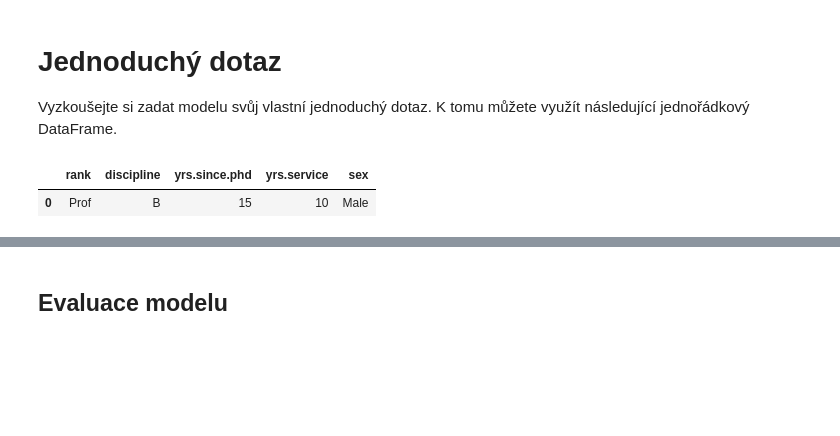
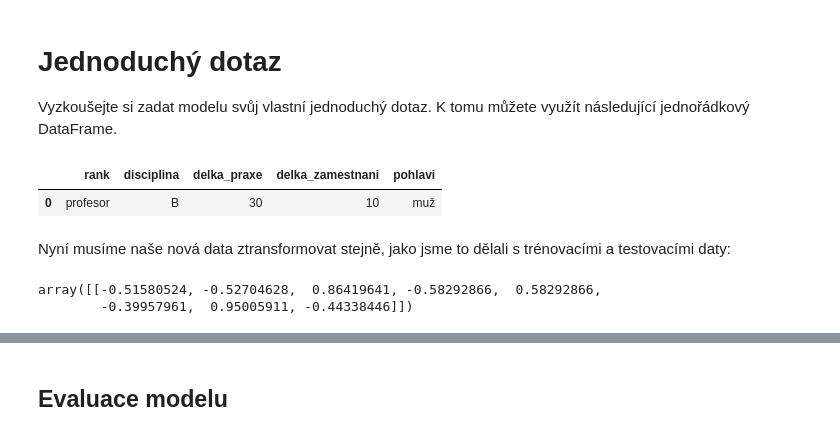
Before and after one commit to PyDataCZ/pyladies-kurz, a Jupyter notebook: lessons/pydata/scikitlearn_api/index.ipynb, the cells around one changed output, grey strips where cells are left out. Drawn from its saved outputs; the diff is of its cells as text; code cells hidden in the pictures; blank space fills up the shorter version.

```diff
--- a/lessons/pydata/scikitlearn_api/index.ipynb
+++ b/lessons/pydata/scikitlearn_api/index.ipynb
@@ -402,18 +495,24 @@ skutečný plat    predicke platu
 Vyzkoušejte si zadat modelu svůj vlastní jednoduchý dotaz. K tomu můžete využít následující jednořádkový DataFrame.
 # %%
 dotaz = pd.DataFrame({
-    "rank": "Prof",
-    "discipline": "B",
-    "yrs.since.phd": 15,
-    "yrs.service": 10,
-    "sex": "Male",
+    "rank": "profesor",
+    "disciplina": "B",
+    "delka_praxe": 30,
+    "delka_zamestnani": 10,
+    "pohlavi": "muž",
 }, index=[0])
 dotaz
 # %% [output]
-|  | rank | discipline | yrs.since.phd | yrs.service | sex |
-| 0 | Prof | B | 15 | 10 | Male |
+|  | rank | disciplina | delka_praxe | delka_zamestnani | pohlavi |
+| 0 | profesor | B | 30 | 10 | muž |
+# %% [markdown]
+Nyní musíme naše nová data ztransformovat stejně, jako jsme to dělali s trénovacími a testovacími daty:
 # %%
 X_query = scaler.transform(transformer.transform(dotaz))
+X_query
+# %% [output]
+array([[-0.51580524, -0.52704628,  0.86419641, -0.58292866,  0.58292866,
+        -0.39957961,  0.95005911, -0.44338446]])
 # %%
 print(f"Odhadovaný plat vašeho pracovníka je: {model.predict(X_query)[0]:.2f}")
 # %% [output]
```
Also changed, not shown: parts of 62 cells of this notebook, 2 other files.
